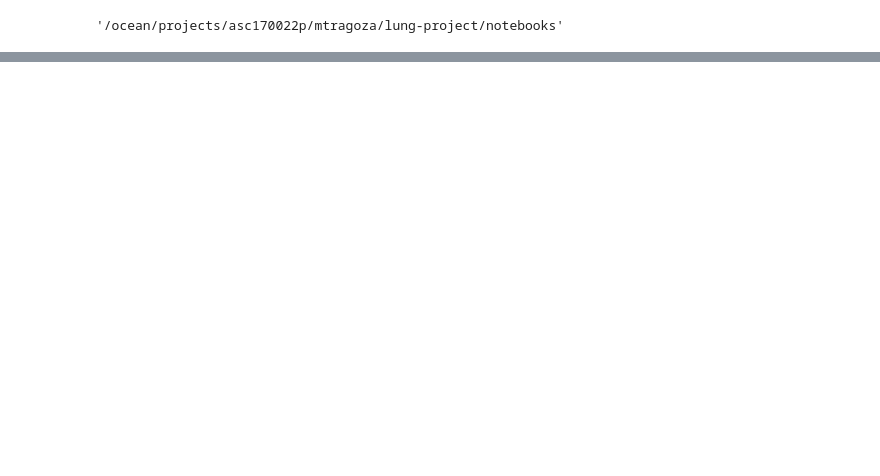
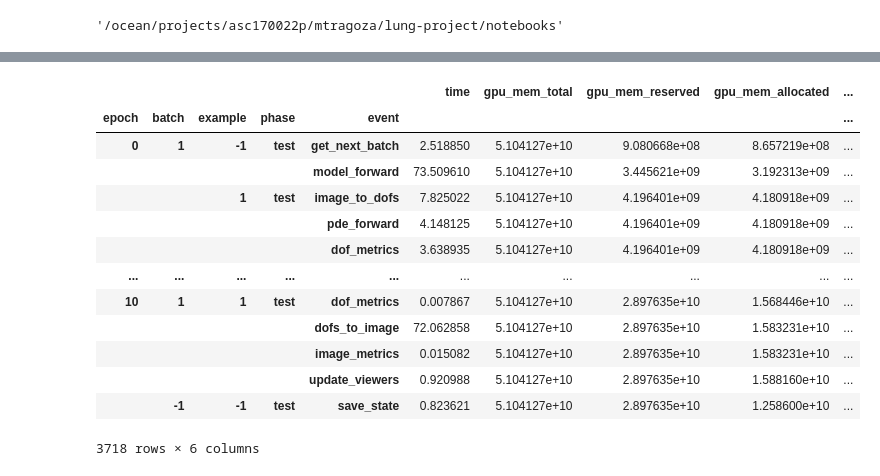
Before and after one commit to mattragoza/lung-project, a Jupyter notebook: notebooks/training-development2.ipynb, the cells around one changed output, grey strips where cells are left out. Drawn from its saved outputs; the diff is of its cells as text; code cells hidden in the pictures; blank space fills up the shorter version.

```diff
--- a/notebooks/training-development2.ipynb
+++ b/notebooks/training-development2.ipynb
@@ -117,0 +132,17 @@ trainer.evaluator.metrics
+# %%
+trainer.timer.usage
+# %% [output]
+|  |  |  |  |  | time | gpu_mem_total | gpu_mem_reserved | gpu_mem_allocated | ... |
+| epoch | batch | example | phase | event |  |  |  |  | ... |
+| 0 | 1 | -1 | test | get_next_batch | 2.518850 | 5.104127e+10 | 9.080668e+08 | 8.657219e+08 | ... |
+|  |  |  |  | model_forward | 73.509610 | 5.104127e+10 | 3.445621e+09 | 3.192313e+09 | ... |
+|  |  | 1 | test | image_to_dofs | 7.825022 | 5.104127e+10 | 4.196401e+09 | 4.180918e+09 | ... |
+|  |  |  |  | pde_forward | 4.148125 | 5.104127e+10 | 4.196401e+09 | 4.180918e+09 | ... |
+|  |  |  |  | dof_metrics | 3.638935 | 5.104127e+10 | 4.196401e+09 | 4.180918e+09 | ... |
+| ... | ... | ... | ... | ... | ... | ... | ... | ... | ... |
+| 10 | 1 | 1 | test | dof_metrics | 0.007867 | 5.104127e+10 | 2.897635e+10 | 1.568446e+10 | ... |
+|  |  |  |  | dofs_to_image | 72.062858 | 5.104127e+10 | 2.897635e+10 | 1.583231e+10 | ... |
+|  |  |  |  | image_metrics | 0.015082 | 5.104127e+10 | 2.897635e+10 | 1.583231e+10 | ... |
+|  |  |  |  | update_viewers | 0.920988 | 5.104127e+10 | 2.897635e+10 | 1.588160e+10 | ... |
+|  | -1 | -1 | test | save_state | 0.823621 | 5.104127e+10 | 2.897635e+10 | 1.258600e+10 | ... |
+3718 rows × 6 columns
```
Also changed, not shown: parts of 16 cells of this notebook, 3 other files.
